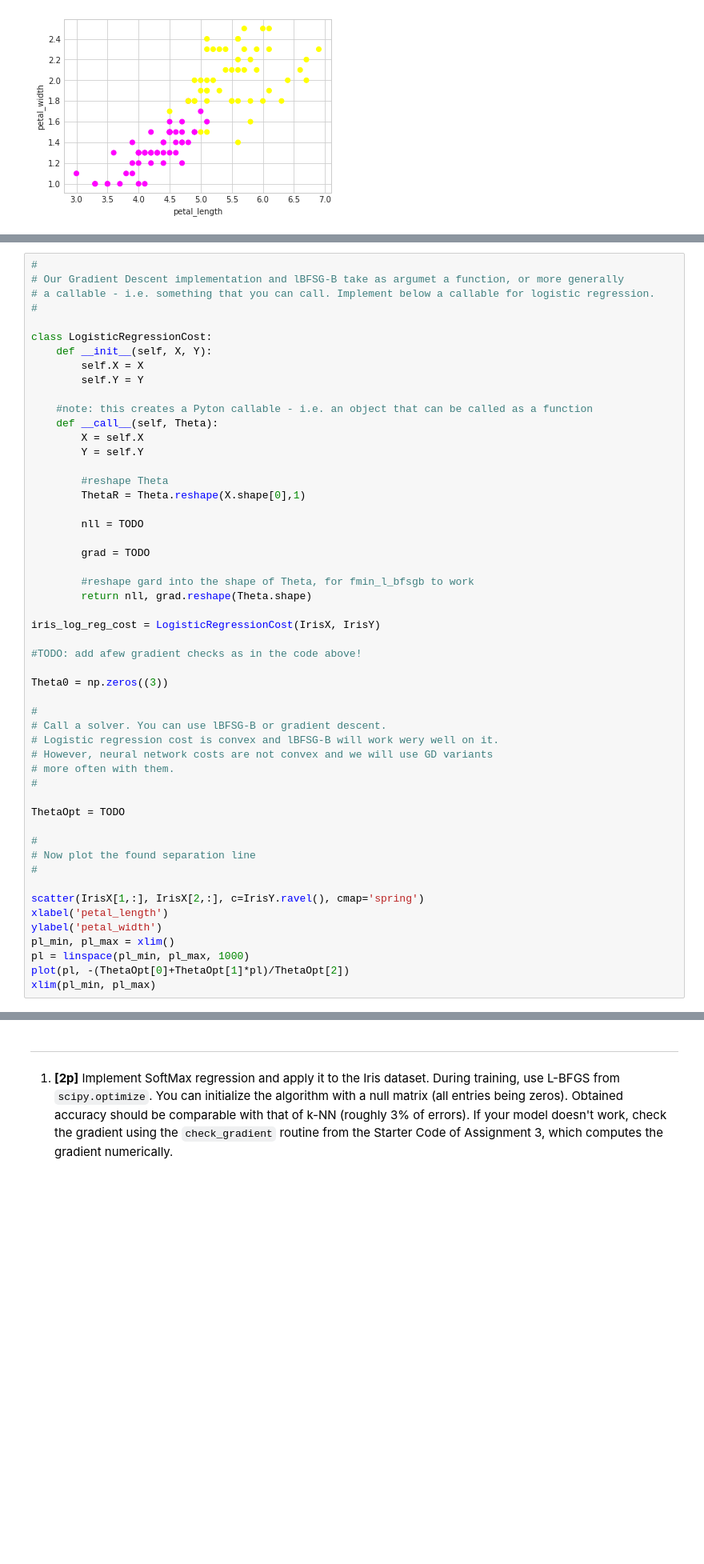
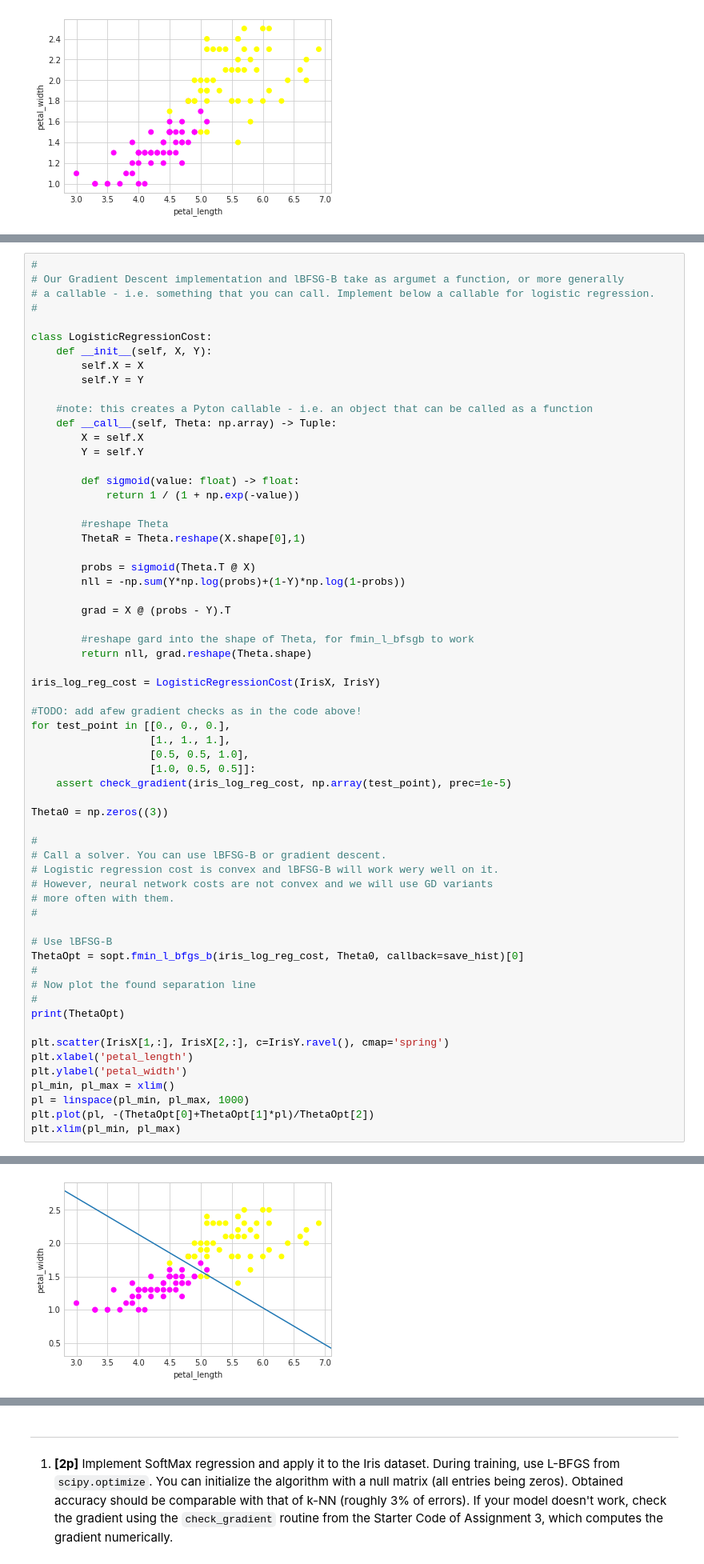
Before and after one commit to aczeszejko-sochacki/nn_assignments, a Jupyter notebook: assignment3/Assignment3.ipynb, the cells around one changed output, grey strips where cells are left out. Shown at 80% size. Cells and saved outputs as stored; diff of their text form; blank space fills up the shorter version.

```diff
--- a/assignment3/Assignment3.ipynb
+++ b/assignment3/Assignment3.ipynb
@@ -353,16 +355,20 @@ class LogisticRegressionCost:
         self.Y = Y
 
     #note: this creates a Pyton callable - i.e. an object that can be called as a function
-    def __call__(self, Theta):
+    def __call__(self, Theta: np.array) -> Tuple:
         X = self.X
         Y = self.Y
+
+        def sigmoid(value: float) -> float:
+            return 1 / (1 + np.exp(-value))
 
         #reshape Theta
         ThetaR = Theta.reshape(X.shape[0],1)
 
-        nll = TODO
+        probs = sigmoid(Theta.T @ X)
+        nll = -np.sum(Y*np.log(probs)+(1-Y)*np.log(1-probs))
 
-        grad = TODO
+        grad = X @ (probs - Y).T
 
         #reshape gard into the shape of Theta, for fmin_l_bfsgb to work
         return nll, grad.reshape(Theta.shape)
@@ -370,6 +376,11 @@ class LogisticRegressionCost:
 iris_log_reg_cost = LogisticRegressionCost(IrisX, IrisY)
 
 #TODO: add afew gradient checks as in the code above!
+for test_point in [[0., 0., 0.],
+                   [1., 1., 1.],
+                   [0.5, 0.5, 1.0],
+                   [1.0, 0.5, 0.5]]:
+    assert check_gradient(iris_log_reg_cost, np.array(test_point), prec=1e-5)
 
 Theta0 = np.zeros((3))
 
@@ -380,16 +391,18 @@ Theta0 = np.zeros((3))
 # more often with them.
 #
 
-ThetaOpt = TODO
-
+# Use lBFSG-B
+ThetaOpt = sopt.fmin_l_bfgs_b(iris_log_reg_cost, Theta0, callback=save_hist)[0]
 #
 # Now plot the found separation line
 #
+print(ThetaOpt)
 
-scatter(IrisX[1,:], IrisX[2,:], c=IrisY.ravel(), cmap='spring')
-xlabel('petal_length')
-ylabel('petal_width')
+plt.scatter(IrisX[1,:], IrisX[2,:], c=IrisY.ravel(), cmap='spring')
+plt.xlabel('petal_length')
+plt.ylabel('petal_width')
 pl_min, pl_max = xlim()
 pl = linspace(pl_min, pl_max, 1000)
-plot(pl, -(ThetaOpt[0]+ThetaOpt[1]*pl)/ThetaOpt[2])
-xlim(pl_min, pl_max)
+plt.plot(pl, -(ThetaOpt[0]+ThetaOpt[1]*pl)/ThetaOpt[2])
+plt.xlim(pl_min, pl_max)
+# %% [output]
@@ -396,3 +411,4 @@ xlim(pl_min, pl_max)
+[figure, added]
 # %% [markdown]
 # Problem 3: Backpropagation through a *tanh* Neuron [2p]
 
```
Also changed, not shown: parts of 15 cells of this notebook, 1 other file.
